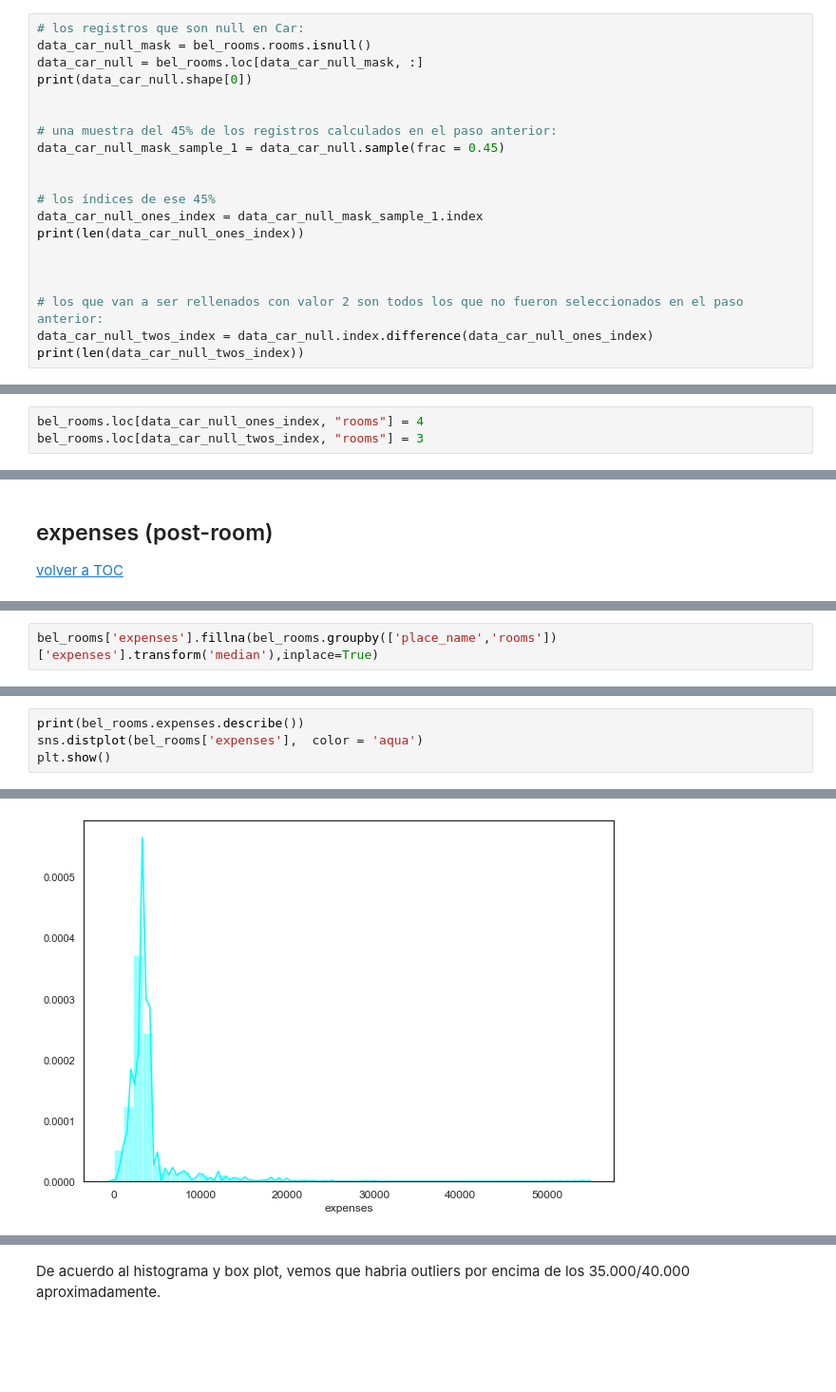
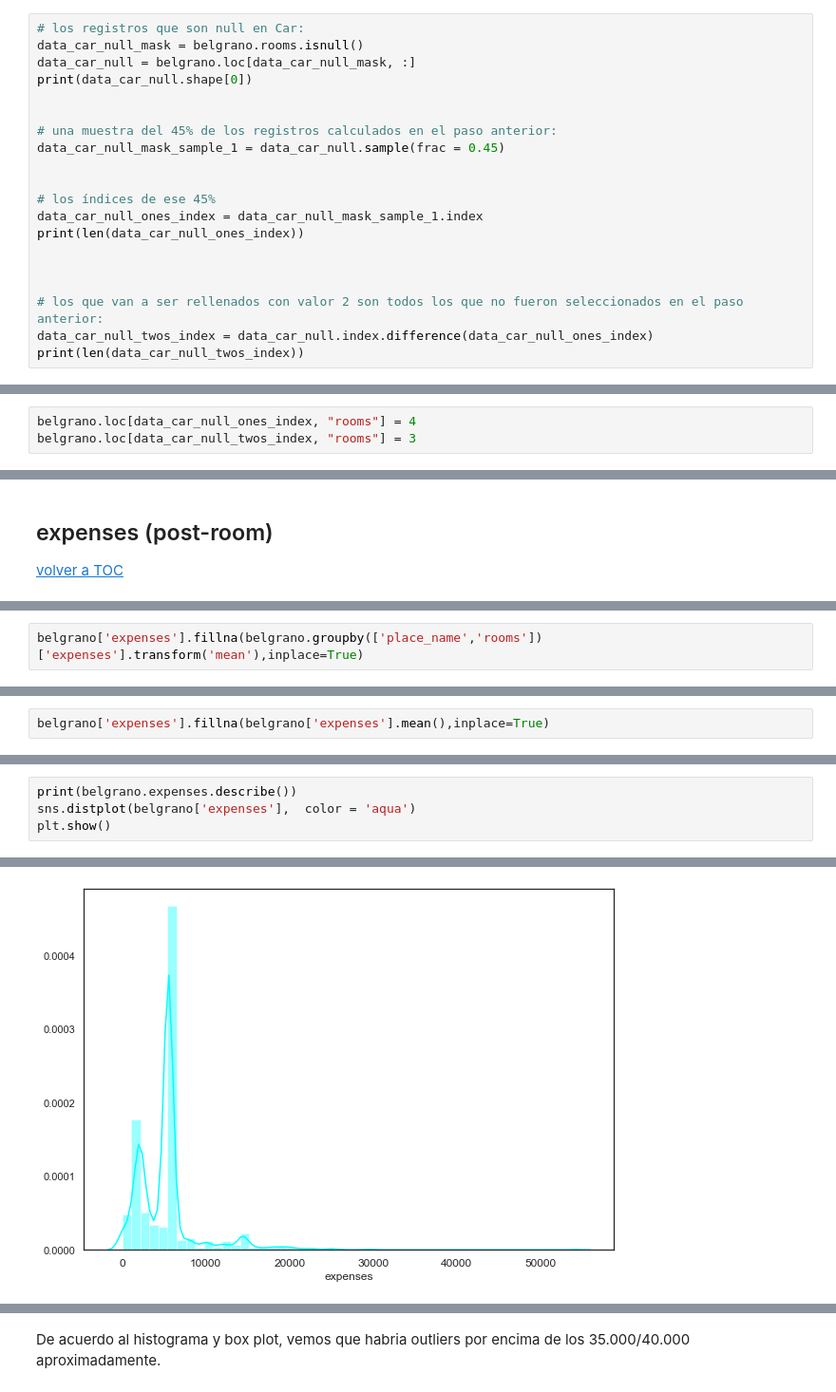
Before and after one commit to carlachka/grupo2dh, a Jupyter notebook: ws1/notebooks/belgrano.ipynb, the cells around one changed output, grey strips where cells are left out. Shown at 95% size. Cells and saved outputs as stored; diff of their text form; blank space fills up the shorter version.

```diff
--- a/ws1/notebooks/belgrano.ipynb
+++ b/ws1/notebooks/belgrano.ipynb
@@ -1305,8 +1386,8 @@ dtype: float64
 Name: rooms, dtype: int64
 # %%
 # los registros que son null en Car:
-data_car_null_mask = bel_rooms.rooms.isnull()
-data_car_null = bel_rooms.loc[data_car_null_mask, :]
+data_car_null_mask = belgrano.rooms.isnull()
+data_car_null = belgrano.loc[data_car_null_mask, :]
 print(data_car_null.shape[0])
 
 
@@ -1330,3 +1411,3 @@ print(len(data_car_null_twos_index))
 # %%
-bel_rooms.loc[data_car_null_ones_index, "rooms"] = 4
-bel_rooms.loc[data_car_null_twos_index, "rooms"] = 3
+belgrano.loc[data_car_null_ones_index, "rooms"] = 4
+belgrano.loc[data_car_null_twos_index, "rooms"] = 3
@@ -1430,2 +1556,2 @@ Decidimos reemplazar los 1078 missing con la **mediana** de expensas segun la ca
 # %%
-bel_rooms['expenses'].fillna(bel_rooms.groupby(['place_name','rooms'])['expenses'].transform('median'),inplace=True)
+belgrano['expenses'].fillna(belgrano.groupby(['place_name','rooms'])['expenses'].transform('mean'),inplace=True)
@@ -1440,0 +1562,2 @@ Missing de la variable expenses:  0
+# %%
+belgrano['expenses'].fillna(belgrano['expenses'].mean(),inplace=True)
@@ -1441,5 +1568,5 @@ Missing de la variable expenses:  0
 # %%
-print(bel_rooms.expenses.describe())
-sns.distplot(bel_rooms['expenses'],  color = 'aqua')
+print(belgrano.expenses.describe())
+sns.distplot(belgrano['expenses'],  color = 'aqua')
 plt.show()
 # %% [output]
@@ -1453,4 +1580,4 @@ min          1.000000
 max      54240.000000
 Name: expenses, dtype: float64
-[figure, old version]
+[figure, new version]
 # %%
```
Also changed, not shown: parts of 122 cells of this notebook.
